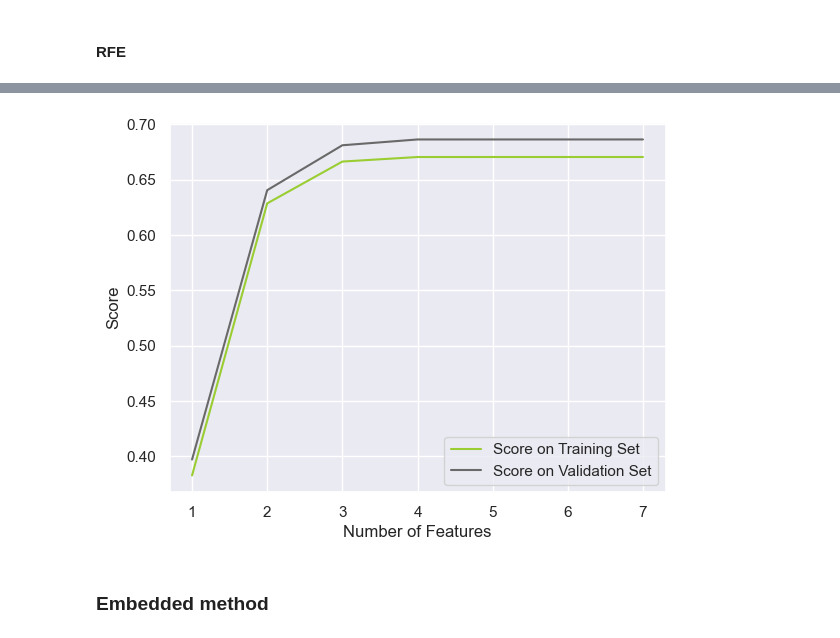
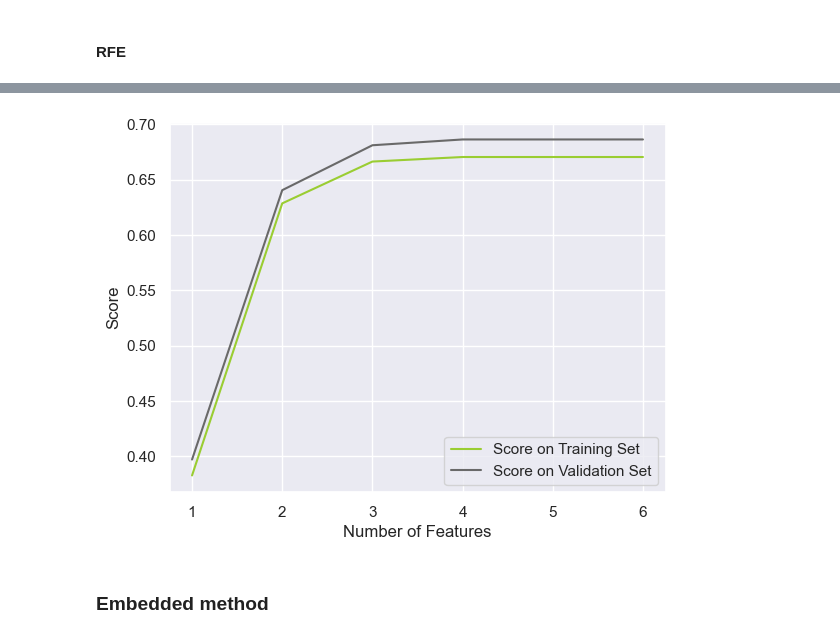
Before and after one commit to bernardorspachecods/ML_Project_25.26, a Jupyter notebook: hold-out.ipynb, the cells around one changed output, grey strips where cells are left out. Saved outputs shown, nothing was run; the diff lists cells and outputs as text; code cells hidden in the pictures.

```diff
--- a/hold-out.ipynb
+++ b/hold-out.ipynb
@@ -664,14 +664,14 @@ paintQuality%     True
 previousOwners    True
 dtype: bool
 # %%
-plt.plot(list(range(1,8)), train_score_list, label="Score on Training Set", color='yellowgreen')
-plt.plot(list(range(1,8)), val_score_list, label="Score on Validation Set", color='dimgray')
+plt.plot(list(range(1,7)), train_score_list, label="Score on Training Set", color='yellowgreen')
+plt.plot(list(range(1,7)), val_score_list, label="Score on Validation Set", color='dimgray')
 plt.xlabel("Number of Features")
 plt.ylabel("Score")
 plt.legend()
 plt.show()
 # %% [output]
-[figure, old version]
+[figure, new version]
 # %% [markdown]
 ### Embedded method
 # %% [markdown]
```
Also changed, not shown: parts of 18 cells of this notebook.
